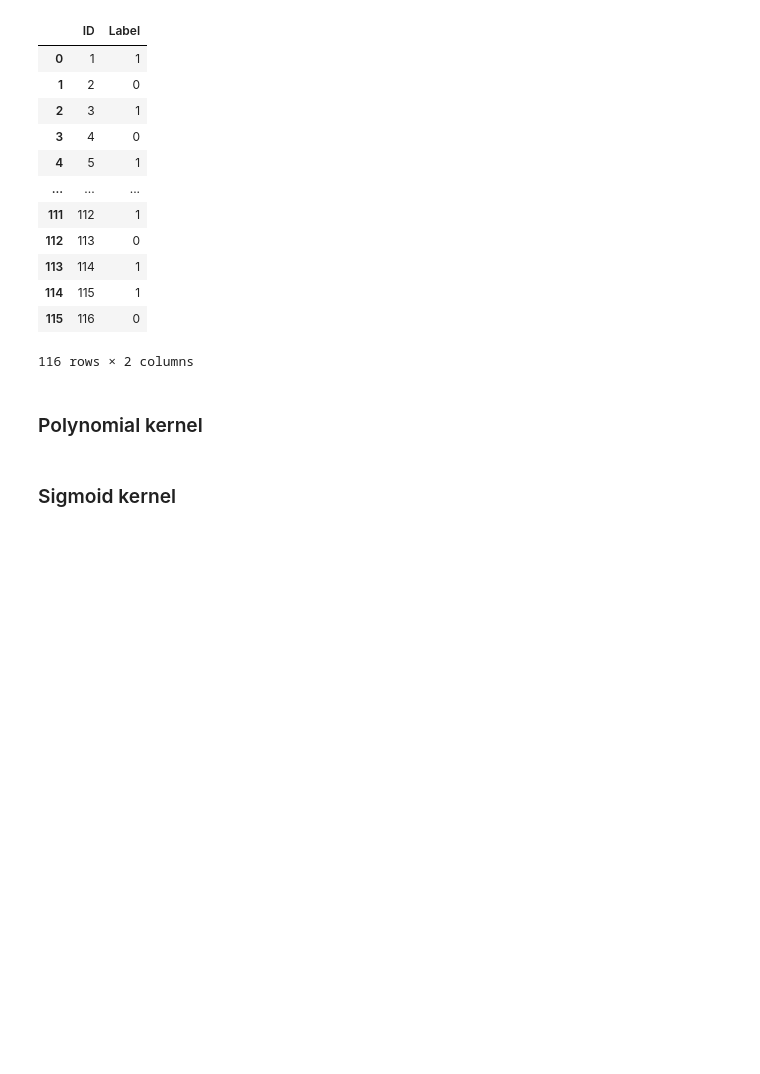
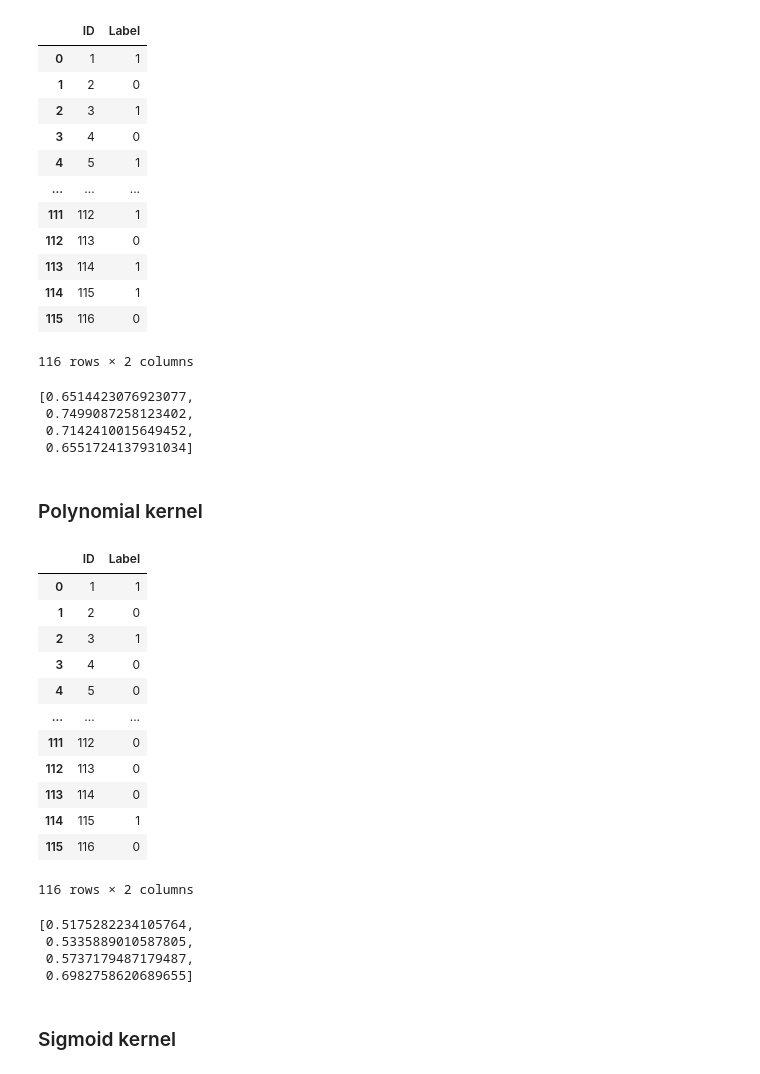
Before and after one commit to SrChen6/AA1-Competition, a Jupyter notebook: svmClassifiers_pipe.ipynb, the cells around one changed output. Drawn from its saved outputs; the diff is of its cells as text; code cells hidden in the pictures; blank space fills up the shorter version.

```diff
--- a/svmClassifiers_pipe.ipynb
+++ b/svmClassifiers_pipe.ipynb
@@ -365,12 +388,33 @@ labels_rbf
 116 rows × 2 columns
 # %%
 labels_rbf.to_csv('new_predictions/rbfsvc_best.csv', index = False)
+# %%
+compute_metrics(test_y, labels_rbf['Label'])
+# %% [output]
+[0.6514423076923077,
+ 0.7499087258123402,
+ 0.7142410015649452,
+ 0.6551724137931034]
 # %% [markdown]
 ### Polynomial kernel
 # %%
-# polysvc_best.fit(Xnum, y)
+polysvc_pipeline.fit(Xnum, y)
 
-# labels_poly = pd.DataFrame(columns = ['ID', 'Label'])
-# labels_poly['Label'] = pd.DataFrame(polysvc_best.predict(test_data_num))
-# labels_poly['ID'] = labels_rbf.index + 1
-# labels_poly
+labels_poly = pd.DataFrame(columns = ['ID', 'Label'])
+labels_poly['Label'] = pd.DataFrame(polysvc_pipeline.predict(test_data_num))
+labels_poly['ID'] = labels_rbf.index + 1
+labels_poly
+# %% [output]
+|  | ID | Label |
+| 0 | 1 | 1 |
+| 1 | 2 | 0 |
+| 2 | 3 | 1 |
+| 3 | 4 | 0 |
+| 4 | 5 | 0 |
+| ... | ... | ... |
+| 111 | 112 | 0 |
+| 112 | 113 | 0 |
+| 113 | 114 | 0 |
+| 114 | 115 | 1 |
+| 115 | 116 | 0 |
+116 rows × 2 columns
@@ -379,3 +423,10 @@ labels_rbf.to_csv('new_predictions/rbfsvc_best.csv', index = False)
+# %%
+compute_metrics(test_y, labels_poly['Label'])
+# %% [output]
+[0.5175282234105764,
+ 0.5335889010587805,
+ 0.5737179487179487,
+ 0.6982758620689655]
 # %% [markdown]
 ### Sigmoid kernel
 # %%
```
Also changed, not shown: parts of 17 cells of this notebook, 5 other files.
